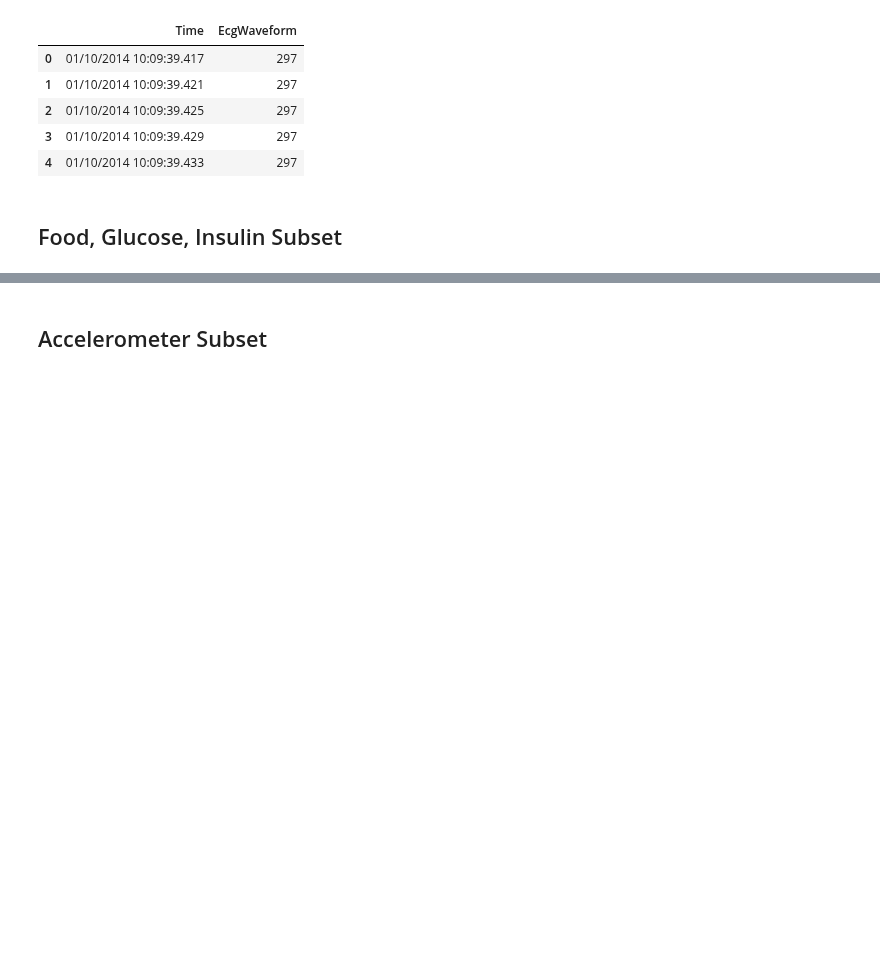
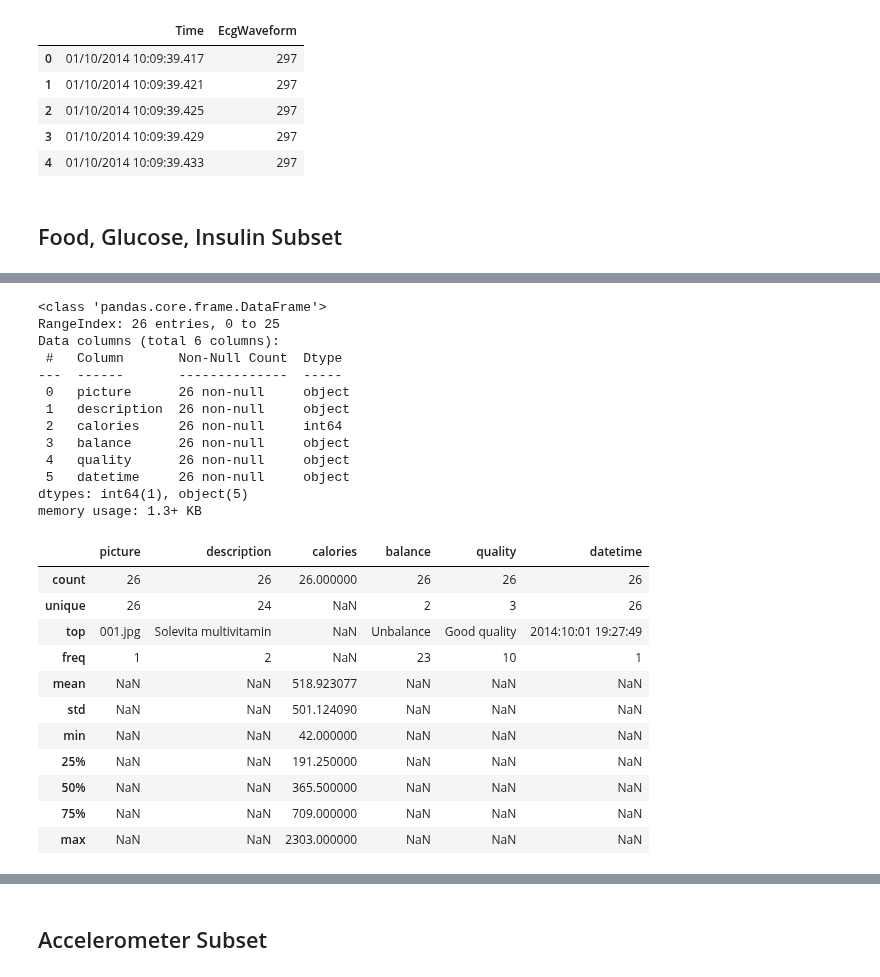
Before and after one commit to destinydel/glucose-ML, a Jupyter notebook: D1NAMO/diabetes_set.ipynb, the cells around one changed output, grey strips where cells are left out. Saved outputs shown, nothing was run; the diff lists cells and outputs as text; code cells hidden in the pictures; blank space fills up the shorter version.

```diff
--- a/D1NAMO/diabetes_set.ipynb
+++ b/D1NAMO/diabetes_set.ipynb
@@ -94,0 +51,15 @@ insulin_data
+# %%
+#find path to patient files
+dataset = Path("/kaggle/input/datasets/sarabhian/d1namo-ecg-glucose-data/diabetes_subset_pictures-glucose-food-insulin/diabetes_subset_pictures-glucose-food-insulin")
+
+for path in dataset.iterdir():
+    print(path)
+
+
+data_folder = Path(
+    "/kaggle/input/datasets/sarabhian/d1namo-ecg-glucose-data/"
+    "diabetes_subset_pictures-glucose-food-insulin/"
+    "diabetes_subset_pictures-glucose-food-insulin"
+)
+
+print(data_folder.exists())
@@ -94,0 +410,31 @@ insulin_data
+# %%
+#check data types / missing values
+food.info()
+food.isna().sum()
+food.describe(include="all")
+# %% [output]
+<class 'pandas.core.frame.DataFrame'>
+RangeIndex: 26 entries, 0 to 25
+Data columns (total 6 columns):
+ #   Column       Non-Null Count  Dtype
+---  ------       --------------  -----
+ 0   picture      26 non-null     object
+ 1   description  26 non-null     object
+ 2   calories     26 non-null     int64
+ 3   balance      26 non-null     object
+ 4   quality      26 non-null     object
+ 5   datetime     26 non-null     object
+dtypes: int64(1), object(5)
+memory usage: 1.3+ KB
+|  | picture | description | calories | balance | quality | datetime |
+| count | 26 | 26 | 26.000000 | 26 | 26 | 26 |
+| unique | 26 | 24 | NaN | 2 | 3 | 26 |
+| top | 001.jpg | Solevita multivitamin | NaN | Unbalance | Good quality | 2014:10:01 19:27:49 |
+| freq | 1 | 2 | NaN | 23 | 10 | 1 |
+| mean | NaN | NaN | 518.923077 | NaN | NaN | NaN |
+| std | NaN | NaN | 501.124090 | NaN | NaN | NaN |
+| min | NaN | NaN | 42.000000 | NaN | NaN | NaN |
+| 25% | NaN | NaN | 191.250000 | NaN | NaN | NaN |
+| 50% | NaN | NaN | 365.500000 | NaN | NaN | NaN |
+| 75% | NaN | NaN | 709.000000 | NaN | NaN | NaN |
+| max | NaN | NaN | 2303.000000 | NaN | NaN | NaN |
```
Also changed, not shown: parts of 31 cells of this notebook, 1 other file.
